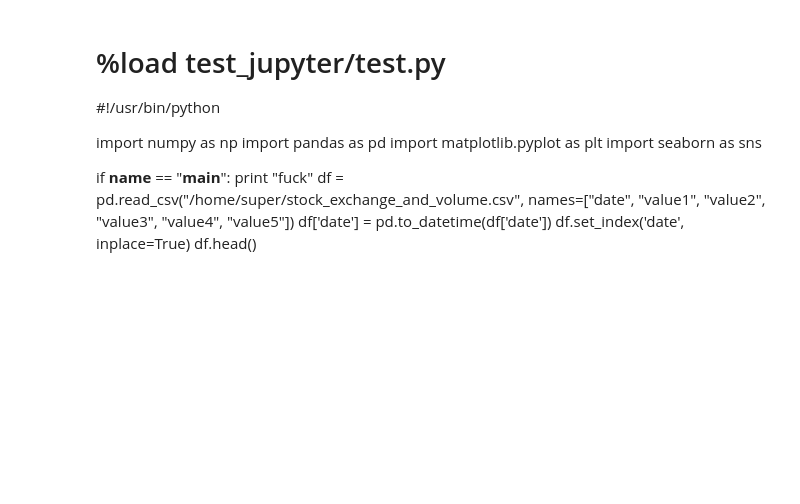
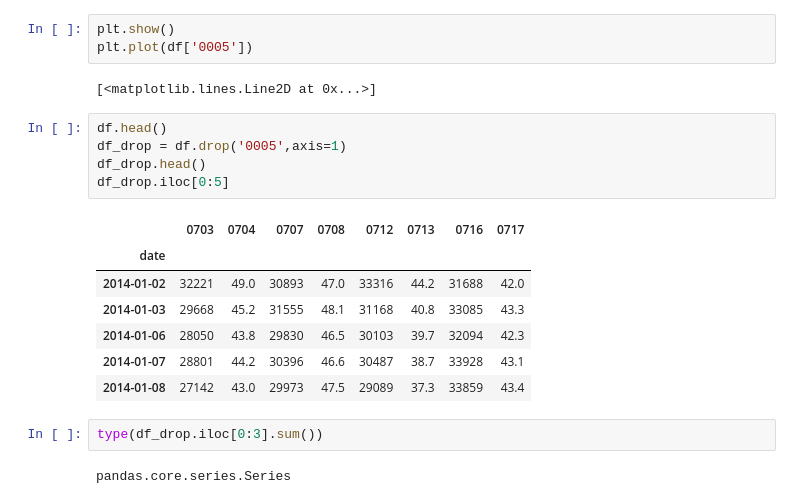
Before and after one commit to Everett6802/finance_scrapy, a Jupyter notebook: finance_analysis.ipynb, the cells around one changed output. Drawn from its saved outputs; the diff is of its cells as text; blank space fills up the shorter version.

```diff
--- a/finance_analysis.ipynb
+++ b/finance_analysis.ipynb
@@ -22,15 +30,22 @@ True
-# %% [markdown]
-# %load test_jupyter/test.py
-#!/usr/bin/python
-
-import numpy as np
-import pandas as pd
-import matplotlib.pyplot as plt
-import seaborn as sns
-
-if __name__ == "__main__":
-   print "fuck"
-   df = pd.read_csv("/home/super/stock_exchange_and_volume.csv", names=["date", "value1", "value2", "value3", "value4", "value5"])
-   df['date'] = pd.to_datetime(df['date'])
-   df.set_index('date', inplace=True)
-   df.head()
+# %%
+plt.show()
+plt.plot(df['0005'])
+# %% [output]
+[<matplotlib.lines.Line2D at 0x...>]
+# %%
+df.head()
+df_drop = df.drop('0005',axis=1)
+df_drop.head()
+df_drop.iloc[0:5]
+# %% [output]
+|  | 0703 | 0704 | 0707 | 0708 | 0712 | 0713 | 0716 | 0717 |
+| date |  |  |  |  |  |  |  |  |
+| 2014-01-02 | 32221 | 49.0 | 30893 | 47.0 | 33316 | 44.2 | 31688 | 42.0 |
+| 2014-01-03 | 29668 | 45.2 | 31555 | 48.1 | 31168 | 40.8 | 33085 | 43.3 |
+| 2014-01-06 | 28050 | 43.8 | 29830 | 46.5 | 30103 | 39.7 | 32094 | 42.3 |
+| 2014-01-07 | 28801 | 44.2 | 30396 | 46.6 | 30487 | 38.7 | 33928 | 43.1 |
+| 2014-01-08 | 27142 | 43.0 | 29973 | 47.5 | 29089 | 37.3 | 33859 | 43.4 |
+# %%
+type(df_drop.iloc[0:3].sum())
+# %% [output]
+pandas.core.series.Series
```
Also changed, not shown: parts of 5 cells of this notebook, 3 other files.
